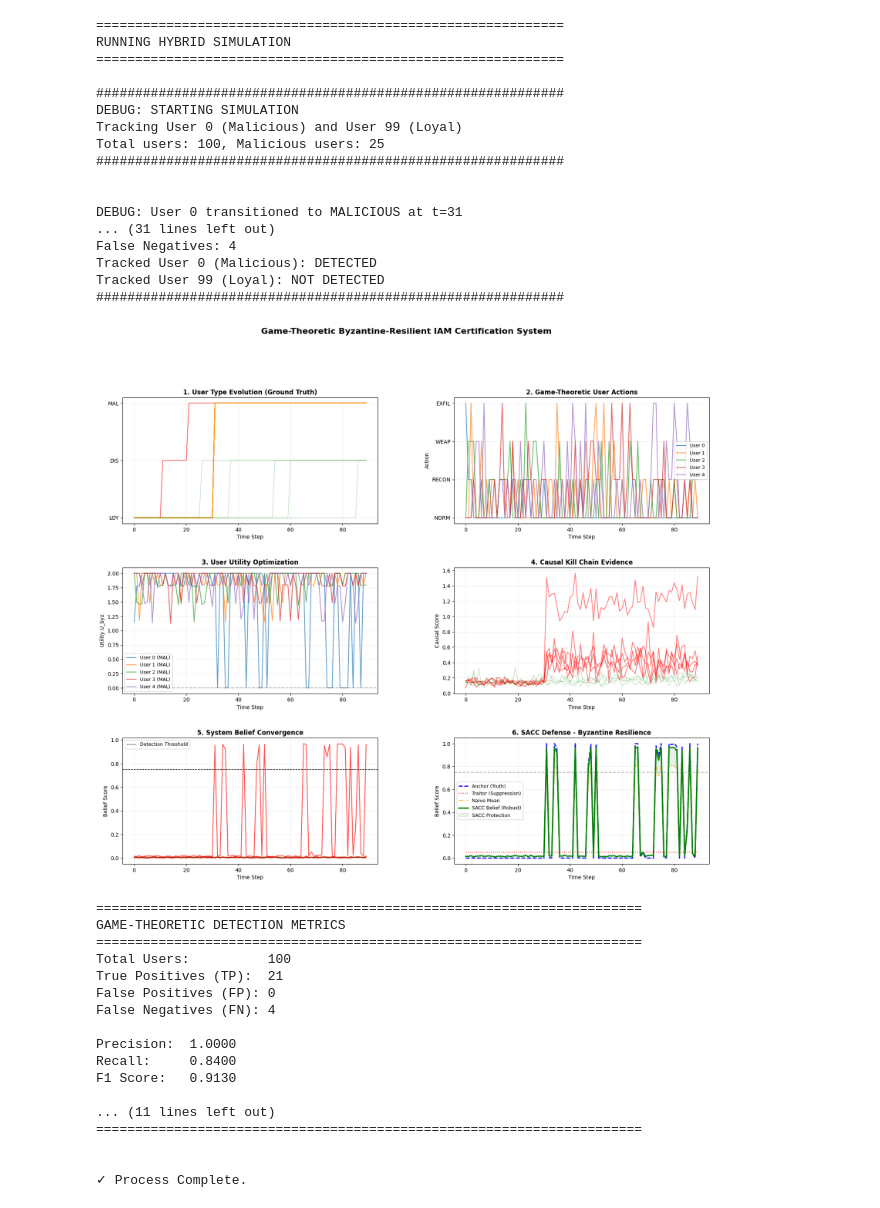
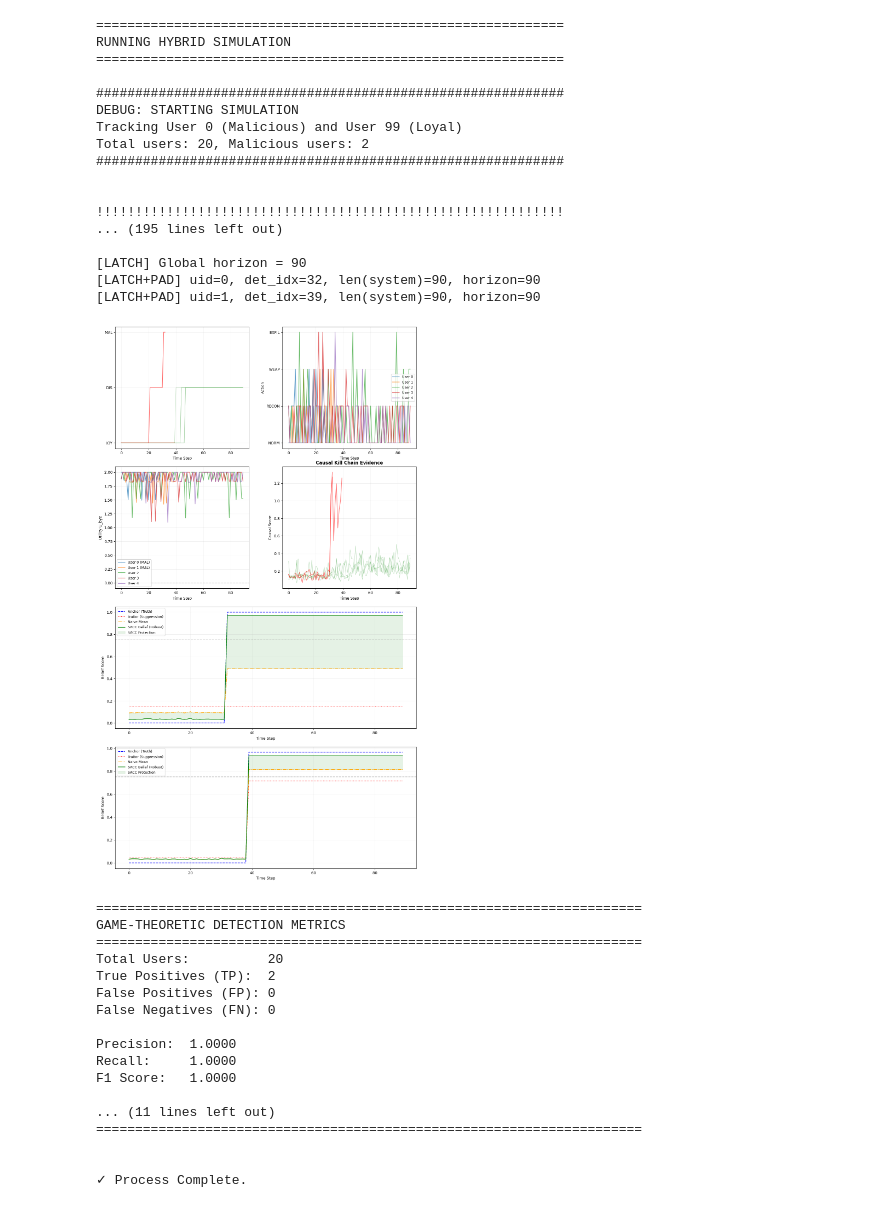
Before and after one commit to javedmshah/btce_insiderthreatmodel, a Jupyter notebook: project/deeper_sim_debug.ipynb, the cells around one changed output. Drawn from its saved outputs; the diff is of its cells as text; code cells hidden in the pictures.

```diff
--- a/project/deeper_sim_debug.ipynb
+++ b/project/deeper_sim_debug.ipynb
@@ -27,10 +27,10 @@ class ChannelMetadata:
     category: str
     severity: float
 
-P_MAL = 0.3
-THREAT = 0.7
-TRIGGER_DAY = 20
-THRESHOLD = 0.5
+P_MAL = 0.4
+THREAT = 0.6
+TRIGGER_DAY = 30
+THRESHOLD = 0.9
 # %%
 # ============================================================================
 # 2. CAUSAL DBN ENGINE
@@ -154,9 +154,6 @@ class CausalDependencyDBN:
 
 # ============================================================================
 # 3. GAME-THEORETIC USER AGENT
-# ============================================================================
-# ============================================================================
-# 3. GAME-THEORETIC USER AGENT  (Option B: loyalty via utilities, no hard guard)
 # ============================================================================
 
 class UserAgent:
@@ -176,22 +173,22 @@ class UserAgent:
             # Loyal users: value trust, no real payoff for bad behavior, high cost of detection
             UserType.LOYAL: {
                 'theta1': 2.0,
-                'theta2': 0.0,
-                'theta3': 0.0,
+                'theta2': 0.1,
+                'theta3': 0.1,
                 'C': 10.0
             },
             # Disgruntled: some value from probing/weaponizing, still somewhat afraid of detection
             UserType.DISGRUNTLED: {
                 'theta1': 1.5,
-                'theta2': 0.5,
-                'theta3': 1.0,
+                'theta2': 1.5,
+                'theta3': 2.0,
                 'C': 8.0
             },
             # Malicious: high reward for attack, lower fear of detection
             UserType.MALICIOUS: {
-                'theta1': 0.0,
-                'theta2': 1.0,
-                'theta3': 8.0,
+                'theta1': 0.5,
+                'theta2': 2.0,
+                'theta3': 7.0,
                 'C': 1.5
             }
         }
@@ -230,8 +227,8 @@ class UserAgent:
             self.beta           = 4.0  # almost argmax (very sharp softmax)
 
         # A subset of malicious users are explicitly "greedy" and will sometimes exfiltrate
-        self.is_greedy         = (self.type == UserType.MALICIOUS) and (np.random.rand() < 0.9)
-        self.greedy_exfil_prob = 0.9  # chance to override and exfiltrate when greedy
+        self.is_greedy         = (self.type == UserType.MALICIOUS) and (np.random.rand() < 0.5)
+        self.greedy_exfil_prob = 0.4  # chance to override and exfiltrate when greedy
 
     def choose_action(self, current_belief: Dict[UserType, float], last_detection: str) -> str:
         """
@@ -409,11 +406,11 @@ class UserAgent:
 # ============================================================================
 
 class ByzantineCommittee:
-    def __init__(self, channels, n_members=5, f_traitors=1):
+    def __init__(self, channels, n_members=5, f_traitors=3):
         self.dbn = CausalDependencyDBN(channels)
         self.n_members = n_members
         self.f_traitors = f_traitors
-        self.gamma = 0.15 # SACC Clipping Bound
+        self.gamma = 0.05 # SACC Clipping Bound
 
         # ====================================================================
         # IMPROVEMENT #1: Adaptive Detection Thresholds (Lower for early detection)
@@ -493,9 +490,9 @@ class ByzantineCommittee:
         # Visualization User (0): Aggressive suppression to visualize the gap
         # Others: "Little is Enough" attack to evade clipping
         if uid == 0:
-            traitor_val = 0.05
+            traitor_val = 0.15
         else:
-            traitor_val = max(0.0, anchor_mal - 0.25)
+            traitor_val = max(0.05, anchor_mal - 0.25)
 
         reports.extend([traitor_val] * self.f_traitors)
 
@@ -937,54 +1065,57 @@ if __name__ == "__main__":
                 {"signal_channel": "s_logon", "category": "Access", "severity": 0.6},
                 {"signal_channel": "s_file", "category": "Reconnaissance", "severity": 0.7},
                 {"signal_channel": "s_role", "category": "Privilege", "severity": 0.9},
                 {"signal_channel": "s_exfil", "category": "Exfiltration", "severity": 0.8}
             ], f)
 
     print("="*60)
     print("RUNNING HYBRID SIMULATION")
     print("="*60)
 
-    NUM_USERS = 100
+    NUM_USERS = 20
 
     sim = ByzantineSimulation("policies.json")
-    results = sim.run(n_users=NUM_USERS, pct_mal=0.25, horizon=90)
+    results = sim.run(n_users=NUM_USERS, pct_mal=0.1, horizon=90)
+
+    # latch all malicious users' histories
+    latch_histories_after_detection(results, sim.committee)
 
     FullVisualizer.plot_combined_dashboard(results, sim.committee, NUM_USERS)
 
     # Plot SACC Robustness for User 0 (Guaranteed Attacker)
     #FullVisualizer.plot_sacc_robustness(sim.committee, 0)
 
     print("\n✓ Process Complete.")
 # %% [output]
 ============================================================
 RUNNING HYBRID SIMULATION
 ============================================================
 
 ############################################################
 DEBUG: STARTING SIMULATION
 Tracking User 0 (Malicious) and User 99 (Loyal)
-Total users: 100, Malicious users: 25
+Total users: 20, Malicious users: 2
 ############################################################
 
 
-DEBUG: User 0 transitioned to MALICIOUS at t=31
-... (31 lines left out)
-False Negatives: 4
-Tracked User 0 (Malicious): DETECTED
-Tracked User 99 (Loyal): NOT DETECTED
-############################################################
+!!!!!!!!!!!!!!!!!!!!!!!!!!!!!!!!!!!!!!!!!!!!!!!!!!!!!!!!!!!!
+... (195 lines left out)
+
+[LATCH] Global horizon = 90
+[LATCH+PAD] uid=0, det_idx=32, len(system)=90, horizon=90
+[LATCH+PAD] uid=1, det_idx=39, len(system)=90, horizon=90
-[figure, old version]
+[figure, new version]
 ======================================================================
 GAME-THEORETIC DETECTION METRICS
 ======================================================================
-Total Users:          100
-True Positives (TP):  21
+Total Users:          20
+True Positives (TP):  2
 False Positives (FP): 0
-False Negatives (FN): 4
+False Negatives (FN): 0
 
 Precision:  1.0000
-Recall:     0.8400
-F1 Score:   0.9130
+Recall:     1.0000
+F1 Score:   1.0000
 
 ... (11 lines left out)
 ======================================================================
```
Also changed, not shown: parts of 3 cells of this notebook.
